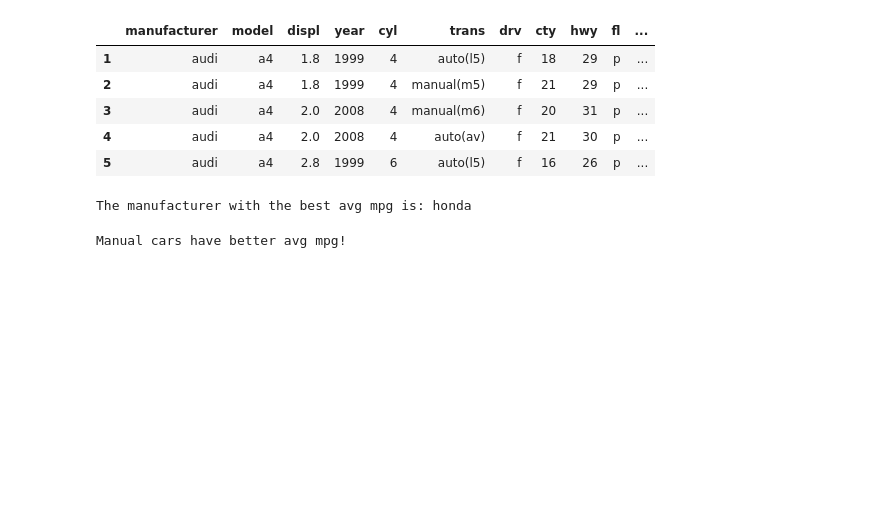
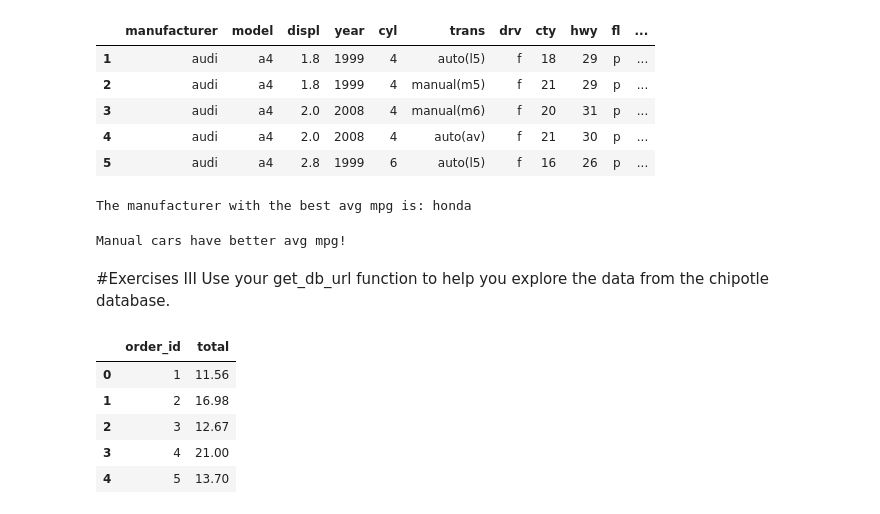
Before and after one commit to JoeyGideon/numpy-pandas-visualization-exercises, a Jupyter notebook: advanced_dataframes.ipynb, the cells around one changed output. Saved outputs shown, nothing was run; the diff lists cells and outputs as text; code cells hidden in the pictures; blank space fills up the shorter version.

```diff
--- a/advanced_dataframes.ipynb
+++ b/advanced_dataframes.ipynb
@@ -231,3 +231,8 @@ else:
     print('Manual cars have better avg mpg!')
 # %% [output]
 Manual cars have better avg mpg!
+# %% [markdown]
+#Exercises III
+Use your get_db_url function to help you explore the data from the chipotle database.
+# %%
+url = f'mysql+pymysql://{username}:{password}@{host}/chipotle'
@@ -233,0 +243,14 @@ Manual cars have better avg mpg!
+# %%
+# What is the total price for each order?
+pd.read_sql(''' select
+order_id, sum(cast(replace(item_price,'$','')as float)) as total
+from orders
+group by order_id
+''',url).head()
+# %% [output]
+|  | order_id | total |
+| 0 | 1 | 11.56 |
+| 1 | 2 | 16.98 |
+| 2 | 3 | 12.67 |
+| 3 | 4 | 21.00 |
+| 4 | 5 | 13.70 |
```
Also changed, not shown: parts of 7 cells of this notebook.
